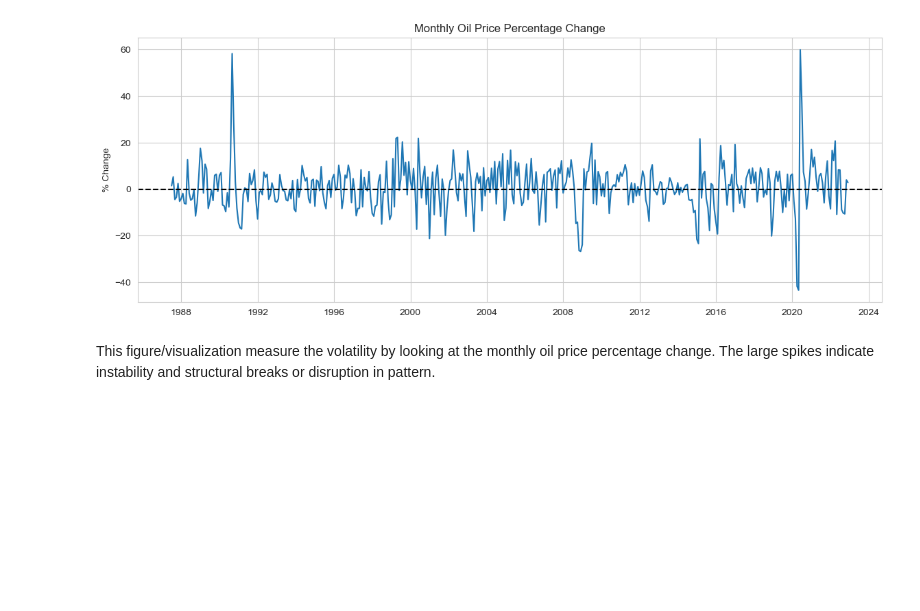
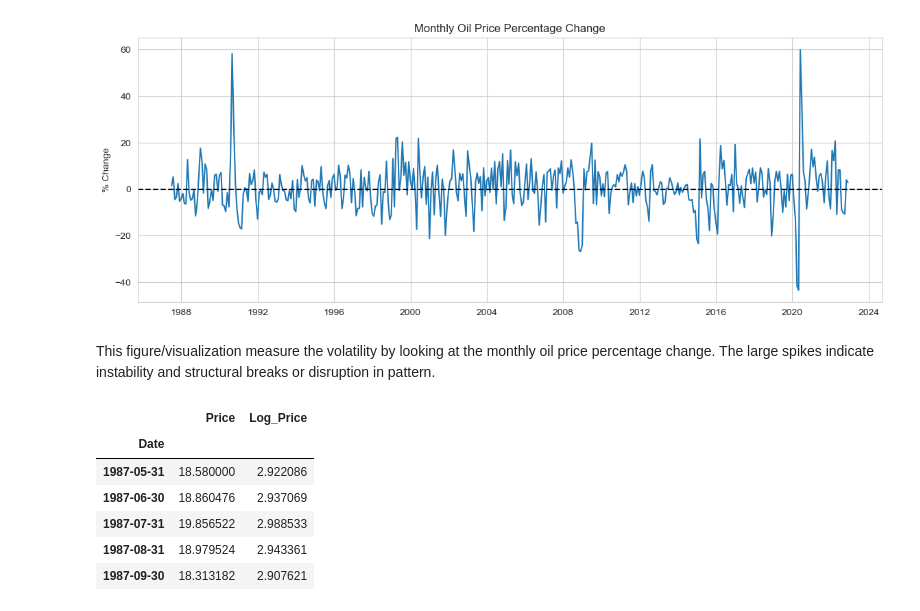
Before and after one commit to hamadmoe/dsai3301-project, a Jupyter notebook: CODE.ipynb, the cells around one changed output. Cells and saved outputs as stored; diff of their text form; code cells hidden in the pictures; blank space fills up the shorter version.

```diff
--- a/CODE.ipynb
+++ b/CODE.ipynb
@@ -326,3 +326,15 @@ plt.show()
 [figure]
 # %% [markdown]
 This figure/visualization measure the volatility by looking at the monthly oil price percentage change. The large spikes indicate instability and structural breaks or disruption in pattern.
+# %%
+monthly_df['Log_Price'] = np.log(monthly_df['Price'])
+
+monthly_df[['Price','Log_Price']].head()
+# %% [output]
+|  | Price | Log_Price |
+| Date |  |  |
+| 1987-05-31 | 18.580000 | 2.922086 |
+| 1987-06-30 | 18.860476 | 2.937069 |
+| 1987-07-31 | 19.856522 | 2.988533 |
+| 1987-08-31 | 18.979524 | 2.943361 |
+| 1987-09-30 | 18.313182 | 2.907621 |
```
Also changed, not shown: parts of 10 cells of this notebook, 1 other file.
